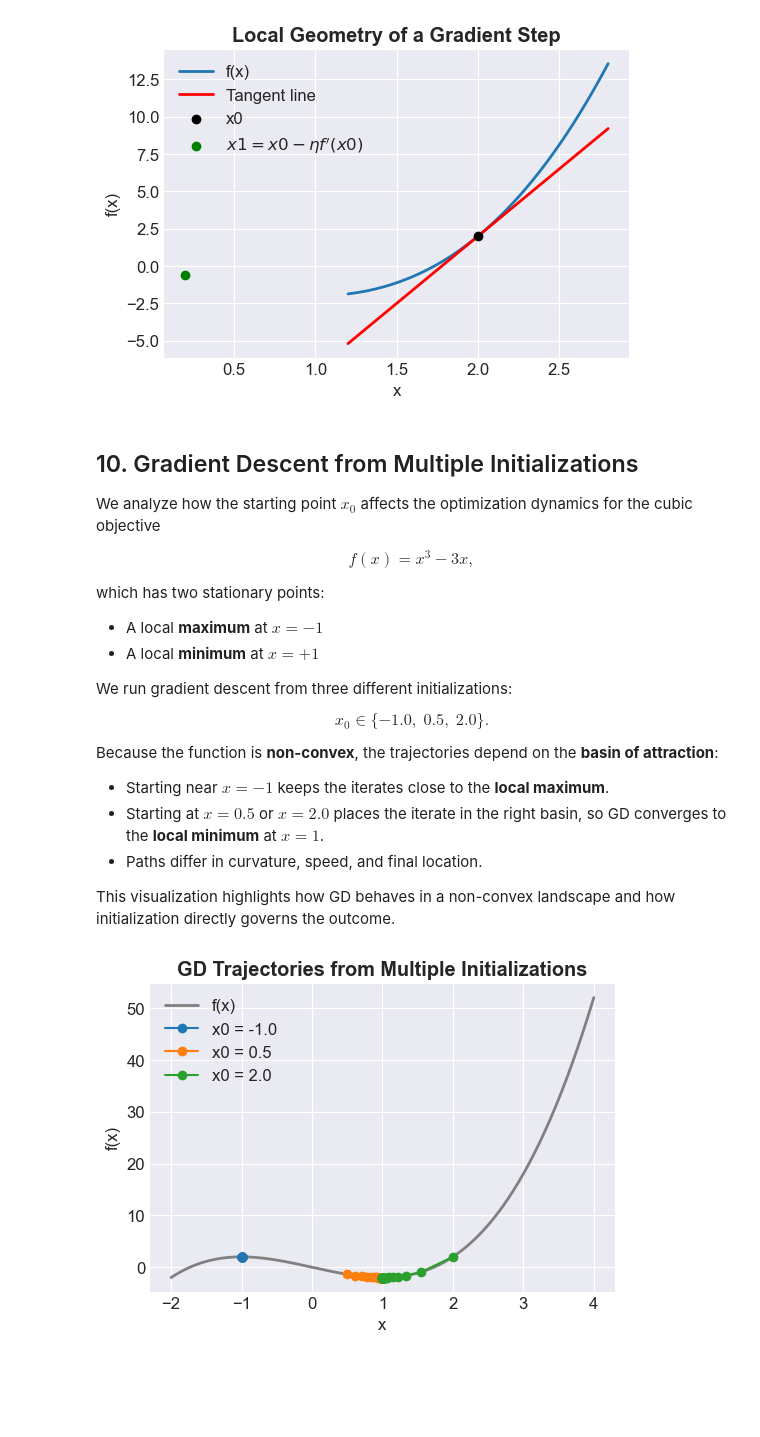
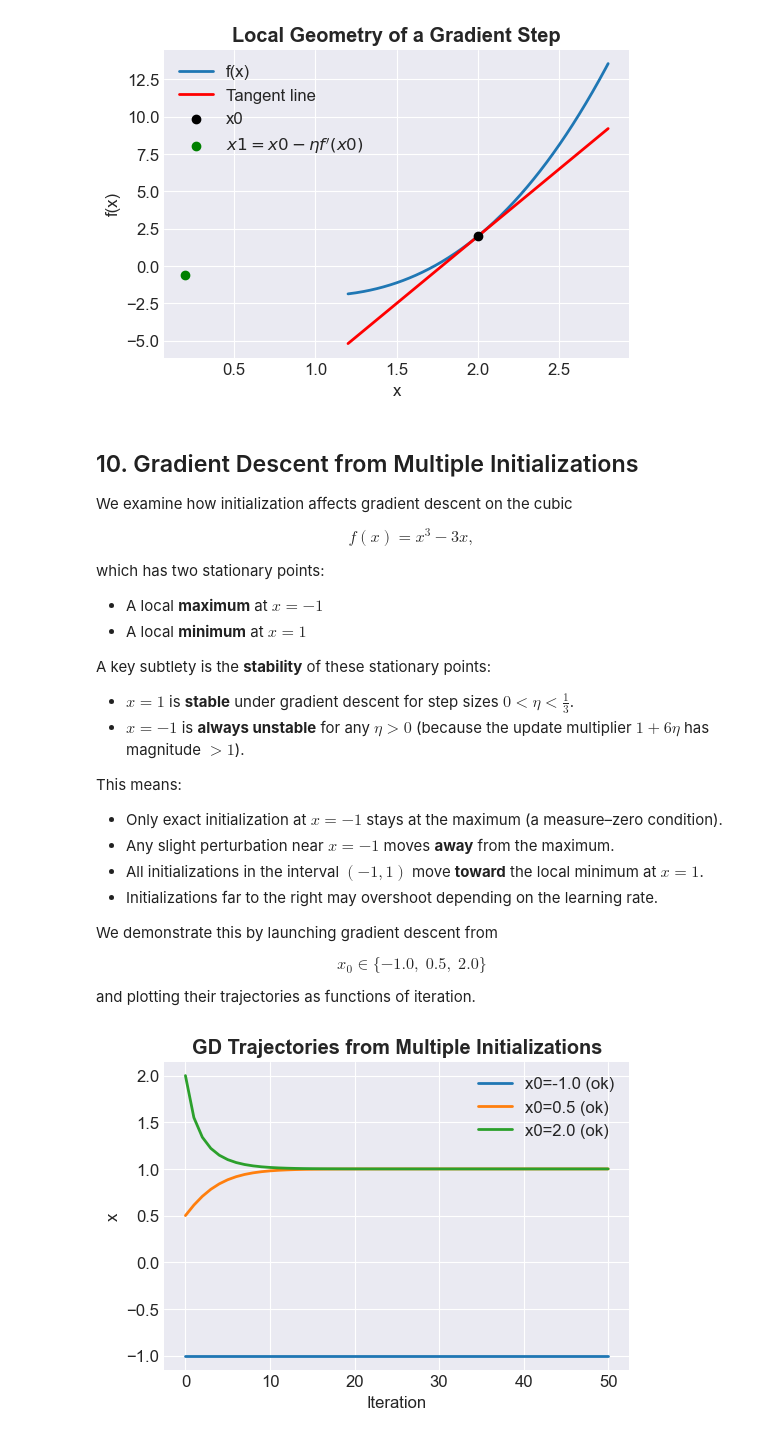
Before and after one commit to FranQuant/the_ai_engineer_capstones, a Jupyter notebook: week01_gd_optimization/gd_capstone_final.ipynb, the cells around one changed output. Drawn from its saved outputs; the diff is of its cells as text; code cells hidden in the pictures; blank space fills up the shorter version.

Commit message:
Finalize GD capstone: remove old notebook, update gd_capstone_final.ipynb

```diff
--- a/week01_gd_optimization/gd_capstone_final.ipynb
+++ b/week01_gd_optimization/gd_capstone_final.ipynb
@@ -62,17 +67,23 @@ def f(x: float | np.ndarray) -> float | np.ndarray:
     Non-convex cubic objective:
         f(x) = x^3 - 3x
 
-    This function has:
-        - a local maximum at x = -1
-        - a local minimum at x = +1
+    Stationary points:
+        - x = -1  → f'(-1) = 0  (local maximum, unstable under GD)
+        - x = +1  → f'(+1) = 0  (local minimum, stable under GD for 0 < lr < 1/3)
+
+    Returns:
+        float or ndarray: objective evaluated at x
     """
     return x**3 - 3.0 * x
 
 
 def df(x: float | np.ndarray) -> float | np.ndarray:
     """
-    Derivative of f(x):
+    Derivative of the objective:
         f'(x) = 3x^2 - 3
+
+    This drives the GD update:
+        x_{k+1} = x_k - lr * f'(x_k)
     """
     return 3.0 * x**2 - 3.0
 # %% [markdown]
@@ -458,7 +494,7 @@ plt.show()
 # %% [markdown]
 ## 10. Gradient Descent from Multiple Initializations
 
-We analyze how the starting point $x_0$ affects the optimization dynamics for the cubic objective
+We examine how initialization affects gradient descent on the cubic
 
 $$
 f(x) = x^3 - 3x,
@@ -467,64 +503,65 @@ $$
 which has two stationary points:
 
 - A local **maximum** at $x = -1$
-- A local **minimum** at $x = +1$
+- A local **minimum** at $x = 1$
 
-We run gradient descent from three different initializations:
+A key subtlety is the **stability** of these stationary points:
+
+- $x = 1$ is **stable** under gradient descent for step sizes $0 < \eta < \tfrac{1}{3}$.
+- $x = -1$ is **always unstable** for any $\eta > 0$ (because the update multiplier $1 + 6\eta$ has magnitude $> 1$).
+
+This means:
+
+- Only exact initialization at $x = -1$ stays at the maximum (a measure–zero condition).
+- Any slight perturbation near $x = -1$ moves **away** from the maximum.
+- All initializations in the interval $(-1, 1)$ move **toward** the local minimum at $x = 1$.
+- Initializations far to the right may overshoot depending on the learning rate.
+
+We demonstrate this by launching gradient descent from
 
 $$
-x_0 \in \{-1.0,\; 0.5,\; 2.0\}.
+x_0 \in \{-1.0,\; 0.5,\; 2.0\}
 $$
 
-Because the function is **non-convex**, the trajectories depend on the **basin of attraction**:
-
-- Starting near $x=-1$ keeps the iterates close to the **local maximum**.
-- Starting at $x=0.5$ or $x=2.0$ places the iterate in the right basin, so GD converges to the **local minimum** at $x=1$.
-- Paths differ in curvature, speed, and final location.
-
-This visualization highlights how GD behaves in a non-convex landscape and how initialization directly governs the outcome.
+and plotting their trajectories as functions of iteration.
 # %%
 # ============================================
 # 10. GD Trajectories from Multiple Initializations
 # ============================================
 
 def gd_guarded(x0, lr, steps=50, radius=6.0):
     """Gradient descent with guard against runaway divergence."""
     x = x0
     traj = [x]
     for k in range(steps):
         grad = df(x)
         x_new = x - lr * grad
 
-        # If x jumps too far -> divergence
         if abs(x_new) > radius:
-            print(f"[x0={x0}] diverged at step {k+1}, x would be {x_new:.2f}")
-            break
+            return np.array(traj), "diverged"
 
         x = x_new
         traj.append(x)
 
-    return np.array(traj)
+    return np.array(traj), "ok"
 
-etas  = 0.05              # stable step size
+
+eta = 0.05
 inits = [-1.0, 0.5, 2.0]
 steps = 50
 
-# Plot background curve
-xs = np.linspace(-2, 4, 400)
-plt.figure(figsize=(6,4))
-plt.plot(xs, f(xs), color="gray", linewidth=2, label="f(x)")
+plt.figure(figsize=(6, 4))
 
-# Plot trajectories
 for x0 in inits:
-    traj = gd_guarded(x0, etas, steps)
-    plt.plot(traj, f(traj), marker='o', label=f"x0 = {x0}")
+    traj, status = gd_guarded(x0, eta, steps)
+    plt.plot(traj, label=f"x0={x0} ({status})", linewidth=2)
 
 plt.title("GD Trajectories from Multiple Initializations")
-plt.xlabel("x")
-plt.ylabel("f(x)")
+plt.xlabel("Iteration")
+plt.ylabel("x")
 plt.grid(True)
 plt.legend()
 plt.show()
 # %% [output]
-[figure, old version]
+[figure, new version]
 # %% [markdown]
```
Also changed, not shown: parts of 11 cells of this notebook.
